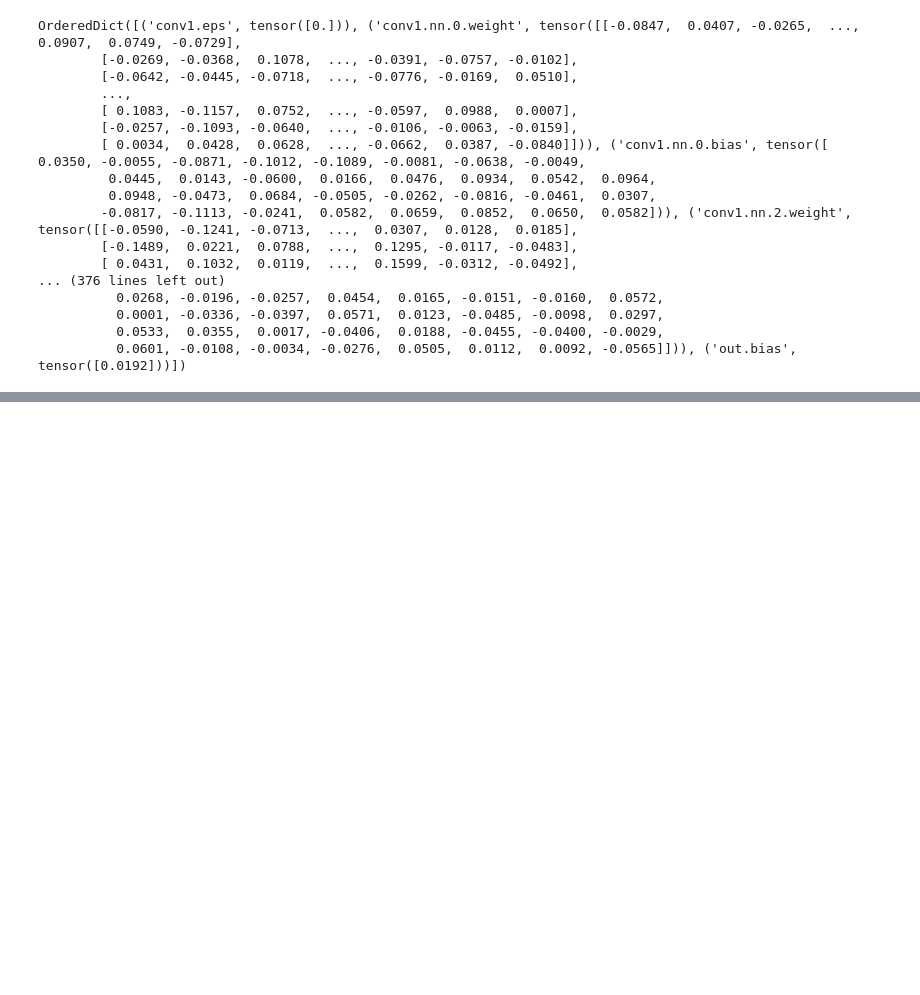
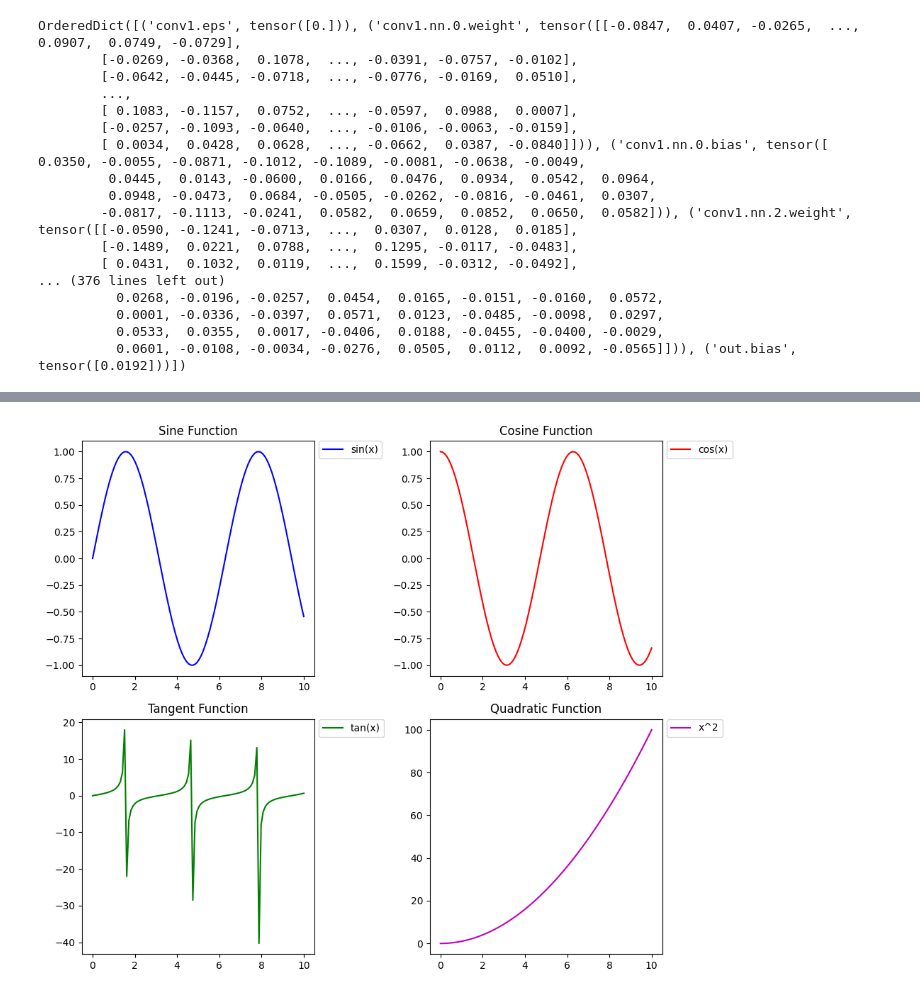
Before and after one commit to YoussefEzz/GraphDTA_forked, a Jupyter notebook: results.ipynb, the cells around one changed output, grey strips where cells are left out. Cells and saved outputs as stored; diff of their text form; code cells hidden in the pictures; blank space fills up the shorter version.

```diff
--- a/results.ipynb
+++ b/results.ipynb
@@ -64,0 +108,45 @@ TypeError: 'collections.OrderedDict' object is not callable
+# %%
+import matplotlib.pyplot as plt
+import numpy as np
+
+# Sample data
+x = np.linspace(0, 10, 100)
+y1 = np.sin(x)
+y2 = np.cos(x)
+y3 = np.tan(x)
+y4 = x ** 2
+
+# Create a figure
+fig, axs = plt.subplots(2, 2, figsize=(10, 8))  # 2 rows, 2 columns
+
+# Plot data on the first subplot
+axs[0, 0].plot(x, y1, label='sin(x)', color='b')
+axs[0, 0].set_title('Sine Function')
+axs[0, 0].legend()
+
+# Plot data on the second subplot
+axs[0, 1].plot(x, y2, label='cos(x)', color='r')
+axs[0, 1].set_title('Cosine Function')
+axs[0, 1].legend()
+
+# Plot data on the third subplot
+axs[1, 0].plot(x, y3, label='tan(x)', color='g')
+axs[1, 0].set_title('Tangent Function')
+axs[1, 0].legend()
+
+# Plot data on the fourth subplot
+axs[1, 1].plot(x, y4, label='x^2', color='m')
+axs[1, 1].set_title('Quadratic Function')
+axs[1, 1].legend()
+# Place the legend outside the plot area for both subplots
+axs[0,0].legend(loc='upper left', bbox_to_anchor=(1.02, 1), borderaxespad=0.)
+axs[0,1].legend(loc='upper left', bbox_to_anchor=(1.02, 1), borderaxespad=0.)
+axs[1,0].legend(loc='upper left', bbox_to_anchor=(1.02, 1), borderaxespad=0.)
+axs[1,1].legend(loc='upper left', bbox_to_anchor=(1.02, 1), borderaxespad=0.)
+# Adjust layout to prevent overlap
+plt.tight_layout()
+
+# Display the plot
+plt.show()
+# %% [output]
+[figure, added]
```
Also changed, not shown: parts of 2 cells of this notebook, 28 other files.
